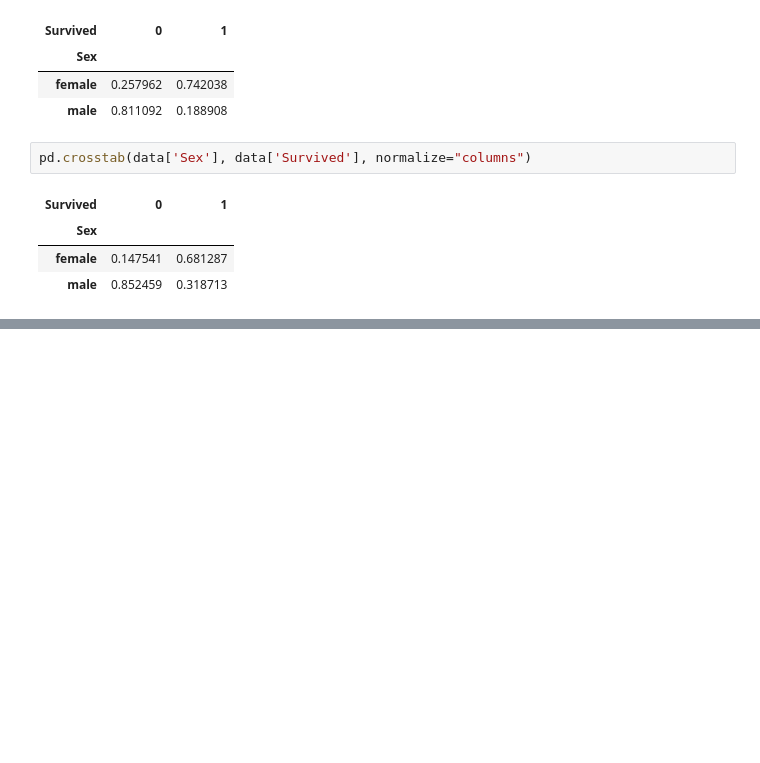
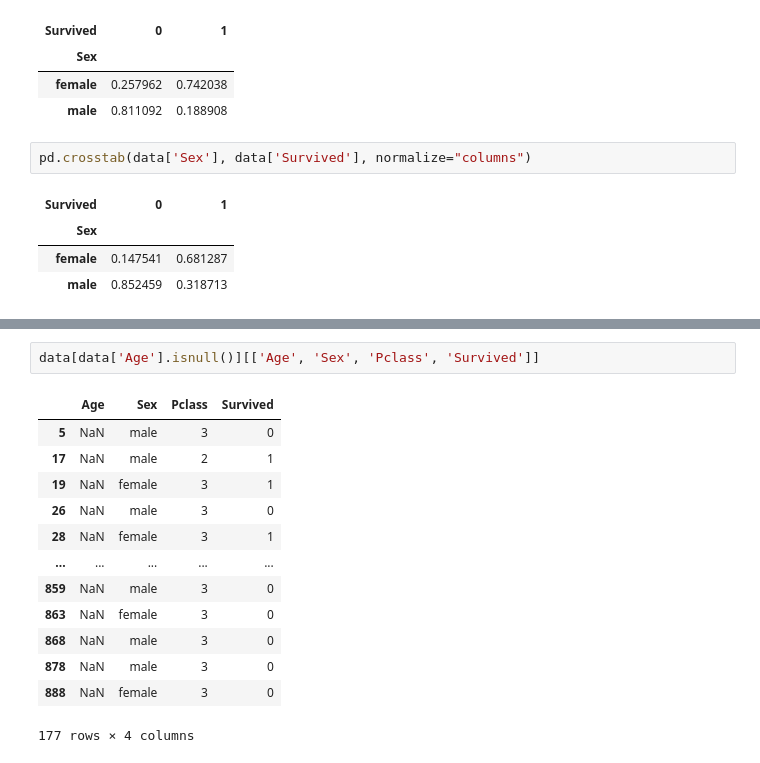
Before and after one commit to hosngholami/Learning, a Jupyter notebook: Pandas.ipynb, the cells around one changed output, grey strips where cells are left out. Saved outputs shown, nothing was run; the diff lists cells and outputs as text; blank space fills up the shorter version.

```diff
--- a/Pandas.ipynb
+++ b/Pandas.ipynb
@@ -143,0 +186,16 @@ data[data['Age'] <= 5][0:3]
+# %%
+data[data['Age'].isnull()][['Age', 'Sex', 'Pclass', 'Survived']]
+# %% [output]
+|  | Age | Sex | Pclass | Survived |
+| 5 | NaN | male | 3 | 0 |
+| 17 | NaN | male | 2 | 1 |
+| 19 | NaN | female | 3 | 1 |
+| 26 | NaN | male | 3 | 0 |
+| 28 | NaN | female | 3 | 1 |
+| ... | ... | ... | ... | ... |
+| 859 | NaN | male | 3 | 0 |
+| 863 | NaN | female | 3 | 0 |
+| 868 | NaN | male | 3 | 0 |
+| 878 | NaN | male | 3 | 0 |
+| 888 | NaN | female | 3 | 0 |
+177 rows × 4 columns
```
Also changed, not shown: parts of 3 cells of this notebook.
